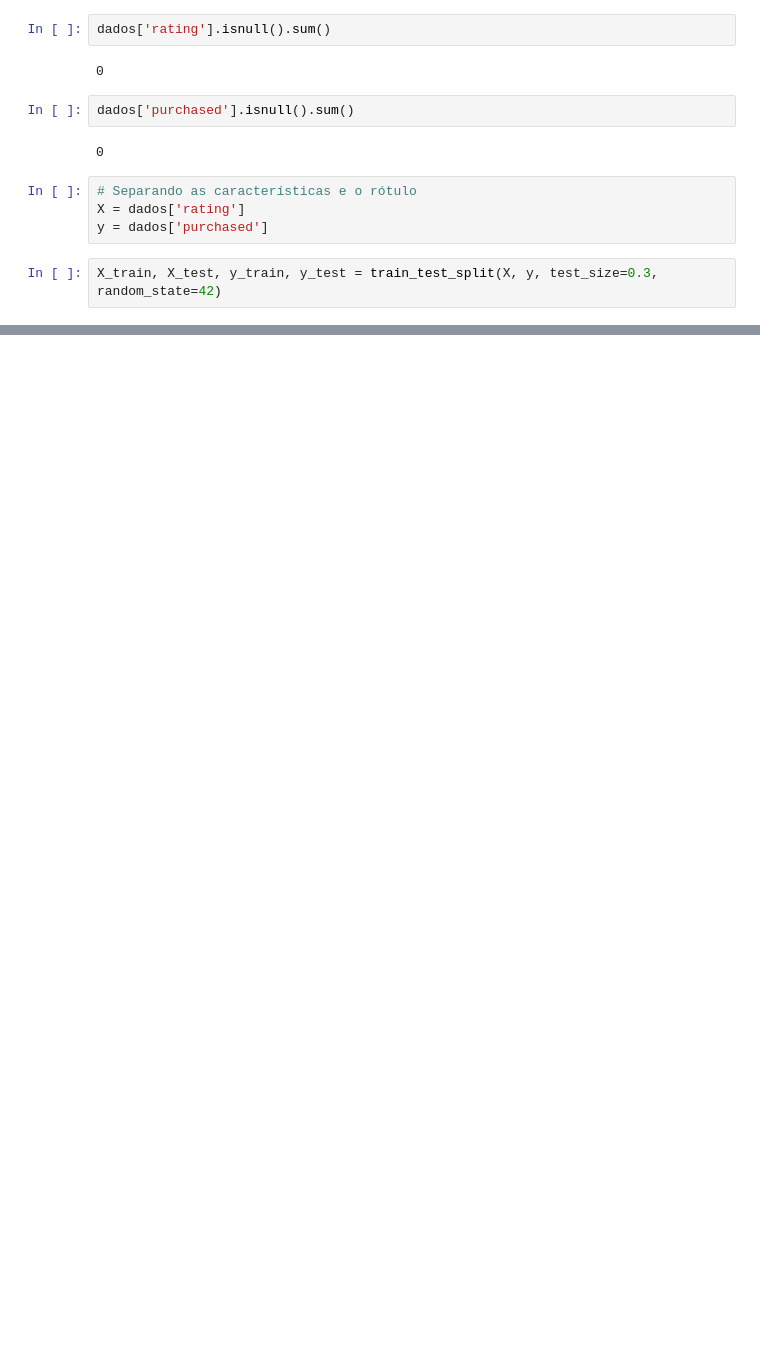
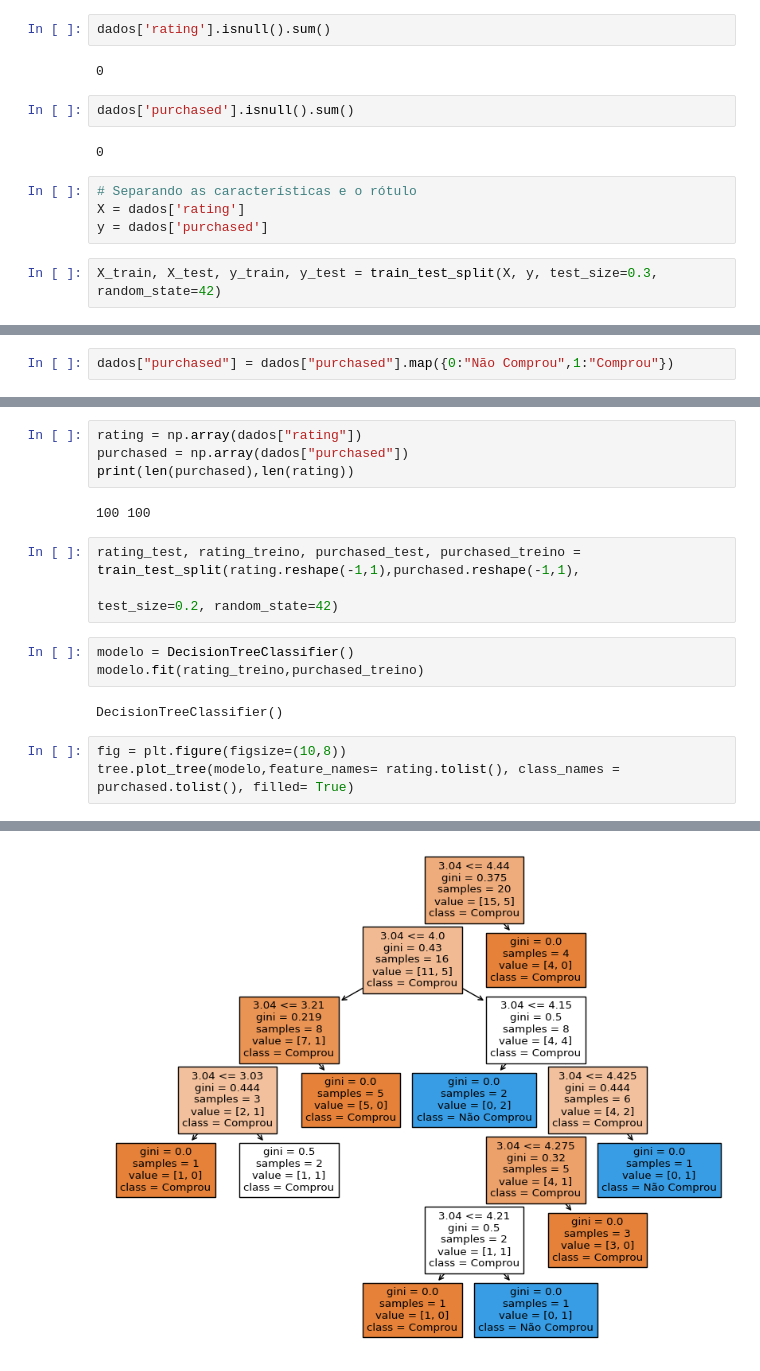
Before and after one commit to Johnny-Antoniassi/FORMATIVA_IABD, a Jupyter notebook: IABD_B_FORMATIVA/IABD_FORMATIVA.ipynb, the cells around one changed output, grey strips where cells are left out. Cells and saved outputs as stored; diff of their text form; blank space fills up the shorter version.

```diff
--- a/IABD_B_FORMATIVA/IABD_FORMATIVA.ipynb
+++ b/IABD_B_FORMATIVA/IABD_FORMATIVA.ipynb
@@ -70,0 +88,2 @@ X_train, X_test, y_train, y_test = train_test_split(X, y, test_size=0.3, random_
+# %%
+dados["purchased"] = dados["purchased"].map({0:"Não Comprou",1:"Comprou"})
@@ -70,0 +99,18 @@ X_train, X_test, y_train, y_test = train_test_split(X, y, test_size=0.3, random_
+# %%
+rating = np.array(dados["rating"])
+purchased = np.array(dados["purchased"])
+print(len(purchased),len(rating))
+# %% [output]
+100 100
+# %%
+rating_test, rating_treino, purchased_test, purchased_treino = train_test_split(rating.reshape(-1,1),purchased.reshape(-1,1),
+                                                                        test_size=0.2, random_state=42)
+# %%
+modelo = DecisionTreeClassifier()
+modelo.fit(rating_treino,purchased_treino)
+# %% [output]
+DecisionTreeClassifier()
+# %%
+fig = plt.figure(figsize=(10,8))
+tree.plot_tree(modelo,feature_names= rating.tolist(), class_names = purchased.tolist(), filled= True)
+# %% [output]
@@ -70,0 +134 @@ X_train, X_test, y_train, y_test = train_test_split(X, y, test_size=0.3, random_
+[figure, added]
```
Also changed, not shown: parts of 9 cells of this notebook.
